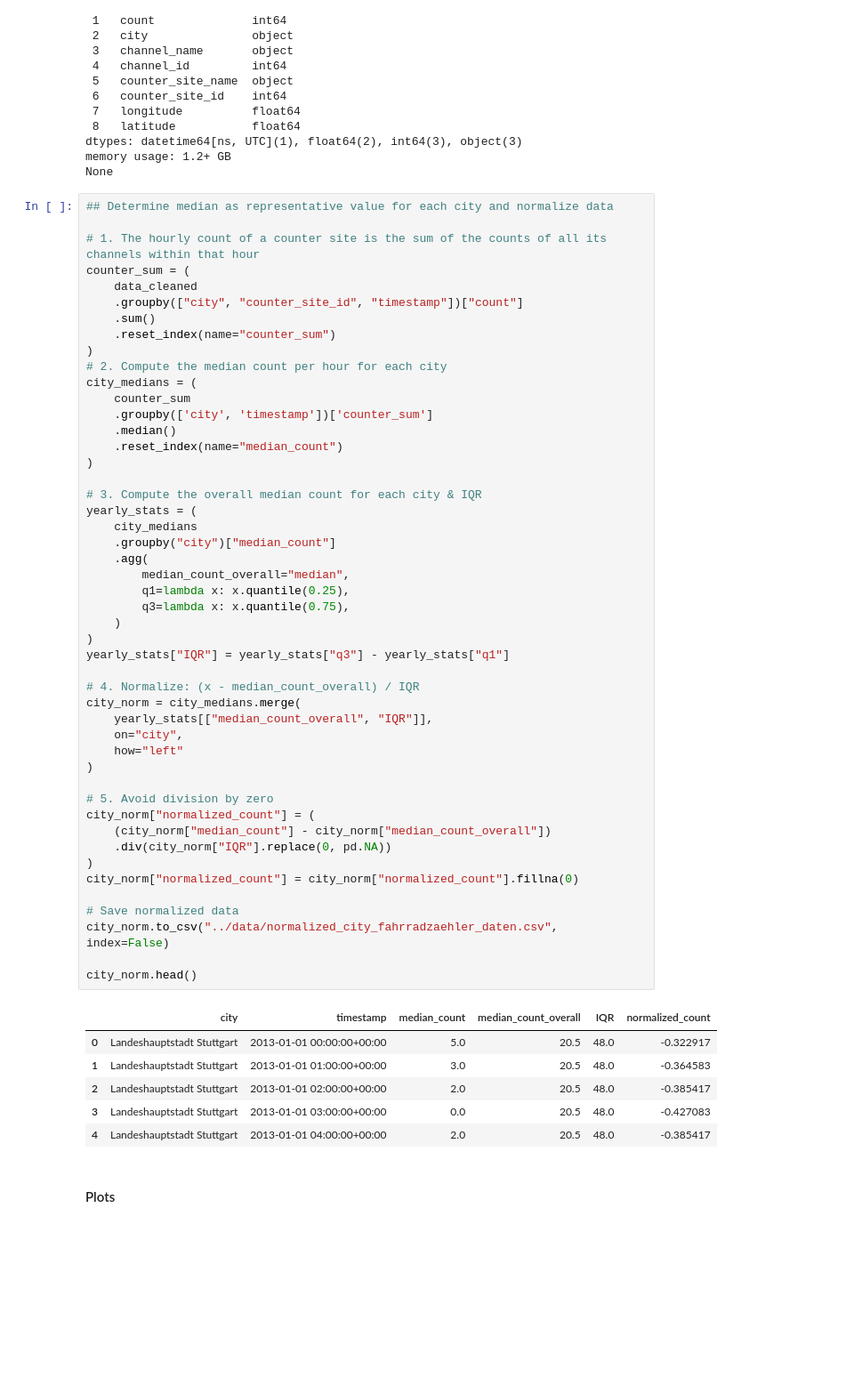
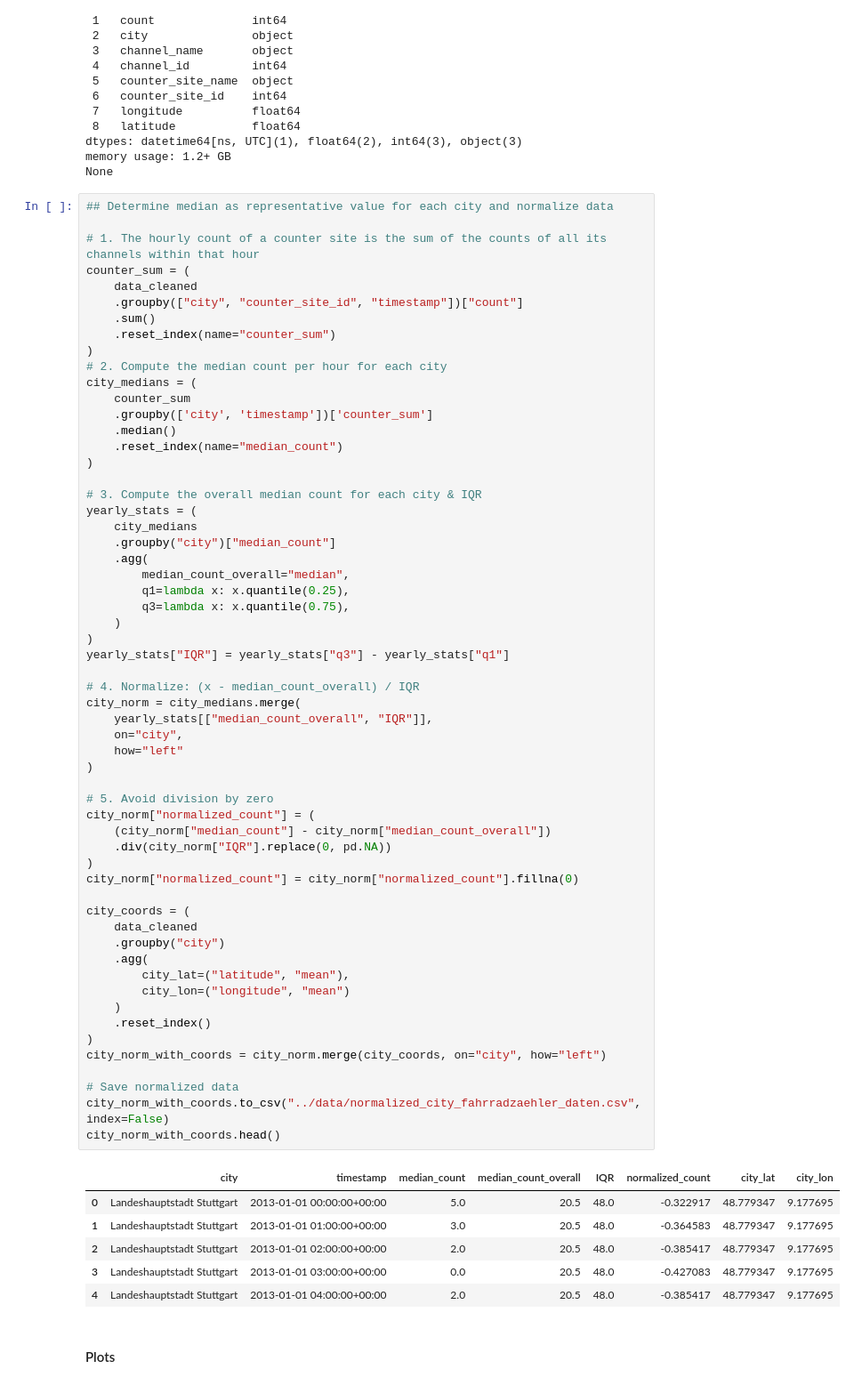
Before and after one commit to skessler01/data_literacy, a Jupyter notebook: notebooks/data_preprocessing.ipynb, the cells around one changed output. Shown at 89% size. Cells and saved outputs as stored; diff of their text form; blank space fills up the shorter version.

```diff
--- a/notebooks/data_preprocessing.ipynb
+++ b/notebooks/data_preprocessing.ipynb
@@ -440,42 +447,52 @@ city_medians = (
 )
 
 # 3. Compute the overall median count for each city & IQR
 yearly_stats = (
     city_medians
     .groupby("city")["median_count"]
     .agg(
         median_count_overall="median",
         q1=lambda x: x.quantile(0.25),
         q3=lambda x: x.quantile(0.75),
     )
 )
 yearly_stats["IQR"] = yearly_stats["q3"] - yearly_stats["q1"]
 
 # 4. Normalize: (x - median_count_overall) / IQR
 city_norm = city_medians.merge(
     yearly_stats[["median_count_overall", "IQR"]],
     on="city",
     how="left"
 )
 
 # 5. Avoid division by zero
 city_norm["normalized_count"] = (
     (city_norm["median_count"] - city_norm["median_count_overall"])
     .div(city_norm["IQR"].replace(0, pd.NA))
 )
 city_norm["normalized_count"] = city_norm["normalized_count"].fillna(0)
 
+city_coords = (
+    data_cleaned
+    .groupby("city")
+    .agg(
+        city_lat=("latitude", "mean"),
+        city_lon=("longitude", "mean")
+    )
+    .reset_index()
+)
+city_norm_with_coords = city_norm.merge(city_coords, on="city", how="left")
+
 # Save normalized data
-city_norm.to_csv("../data/normalized_city_fahrradzaehler_daten.csv", index=False)
-
-city_norm.head()
+city_norm_with_coords.to_csv("../data/normalized_city_fahrradzaehler_daten.csv", index=False)
+city_norm_with_coords.head()
 # %% [output]
-|  | city | timestamp | median_count | median_count_overall | IQR | normalized_count |
-| 0 | Landeshauptstadt Stuttgart | 2013-01-01 00:00:00+00:00 | 5.0 | 20.5 | 48.0 | -0.322917 |
-| 1 | Landeshauptstadt Stuttgart | 2013-01-01 01:00:00+00:00 | 3.0 | 20.5 | 48.0 | -0.364583 |
-| 2 | Landeshauptstadt Stuttgart | 2013-01-01 02:00:00+00:00 | 2.0 | 20.5 | 48.0 | -0.385417 |
-| 3 | Landeshauptstadt Stuttgart | 2013-01-01 03:00:00+00:00 | 0.0 | 20.5 | 48.0 | -0.427083 |
-| 4 | Landeshauptstadt Stuttgart | 2013-01-01 04:00:00+00:00 | 2.0 | 20.5 | 48.0 | -0.385417 |
+|  | city | timestamp | median_count | median_count_overall | IQR | normalized_count | city_lat | city_lon |
+| 0 | Landeshauptstadt Stuttgart | 2013-01-01 00:00:00+00:00 | 5.0 | 20.5 | 48.0 | -0.322917 | 48.779347 | 9.177695 |
+| 1 | Landeshauptstadt Stuttgart | 2013-01-01 01:00:00+00:00 | 3.0 | 20.5 | 48.0 | -0.364583 | 48.779347 | 9.177695 |
+| 2 | Landeshauptstadt Stuttgart | 2013-01-01 02:00:00+00:00 | 2.0 | 20.5 | 48.0 | -0.385417 | 48.779347 | 9.177695 |
+| 3 | Landeshauptstadt Stuttgart | 2013-01-01 03:00:00+00:00 | 0.0 | 20.5 | 48.0 | -0.427083 | 48.779347 | 9.177695 |
+| 4 | Landeshauptstadt Stuttgart | 2013-01-01 04:00:00+00:00 | 2.0 | 20.5 | 48.0 | -0.385417 | 48.779347 | 9.177695 |
 # %% [markdown]
 #### Plots
 # %% [markdown]
```
Also changed, not shown: parts of 1 cell of this notebook, 2 other files.
